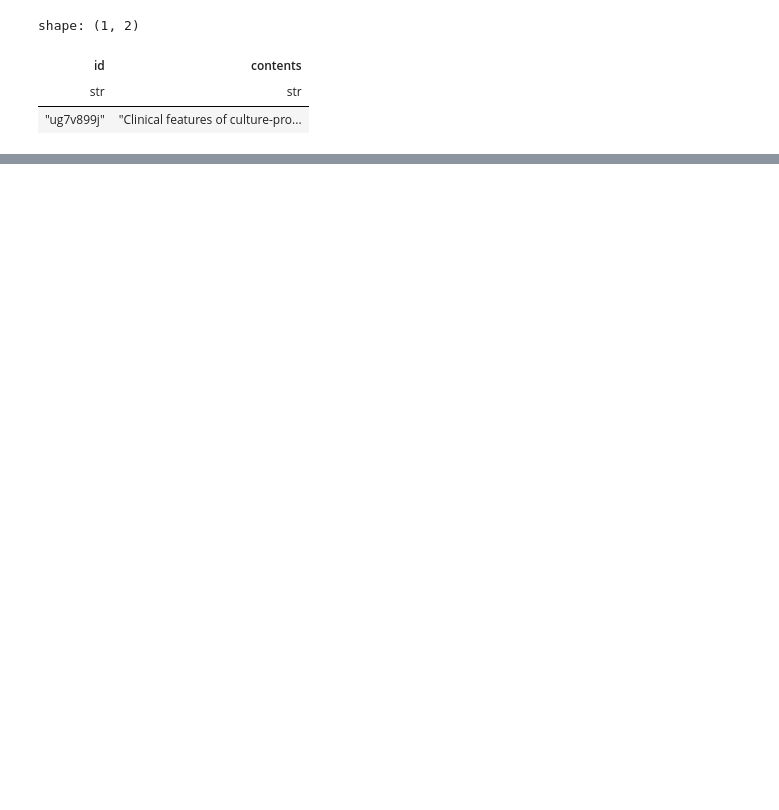
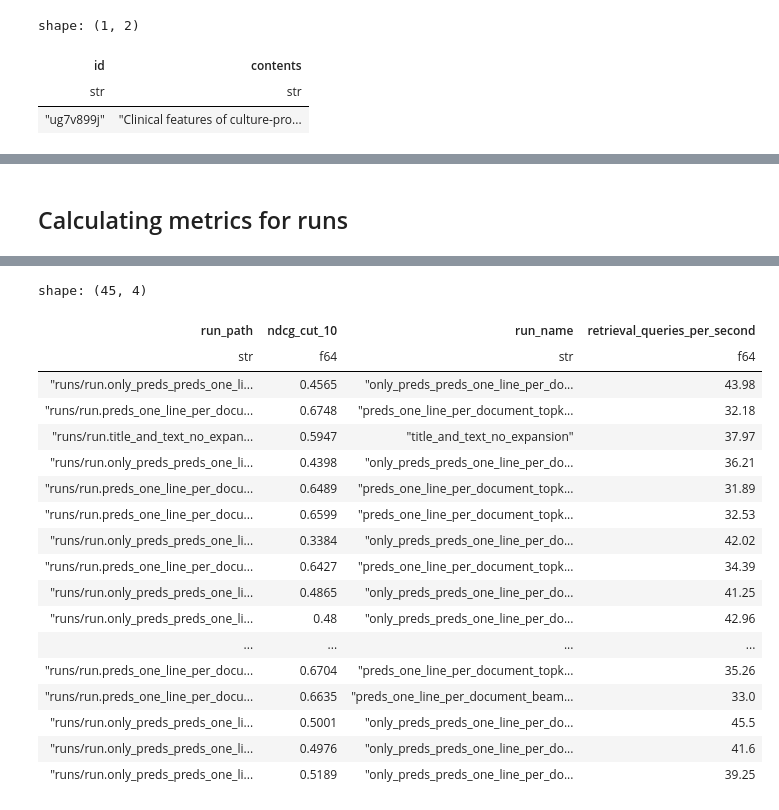
Before and after one commit to marcospiau/ia368-dd-dl4ir, a Jupyter notebook: aula05-doc2query/aula05_doc2query_indexing_eval.ipynb, the cells around one changed output, grey strips where cells are left out. Cells and saved outputs as stored; diff of their text form; code cells hidden in the pictures; blank space fills up the shorter version.

```diff
--- a/aula05-doc2query/aula05_doc2query_indexing_eval.ipynb
+++ b/aula05-doc2query/aula05_doc2query_indexing_eval.ipynb
@@ -660,0 +892,2 @@ index_build_fns = {
+# %% [markdown]
+## Calculating metrics for runs
@@ -660,0 +900,14 @@ index_build_fns = {
+# %%
+%%time
+df_results = pl.Series(map(str, Path('runs').iterdir())).to_frame('run_path')
+df_results = df_results.with_columns(pl.col('run_path').apply(eval_metrics_fn).alias('metrics'))
+df_results = (df_results
+              .unnest('metrics')
+              .with_columns(pl.col('ndcg_cut_10').apply(float)))
+df_results = df_results.with_columns(pl.col('run_path').str.extract('/run.(.*?).txt').alias('run_name'))
+df_results = df_results.join(
+    df_create_runs_stdout.select(pl.col('index_dir').alias('run_name'),
+                                 'retrieval_queries_per_second'),
+                             on='run_name', how='left')
+df_results
+# %% [output]
@@ -660,0 +916,19 @@ index_build_fns = {
+shape: (45, 4)
+| run_path | ndcg_cut_10 | run_name | retrieval_queries_per_second |
+| str | f64 | str | f64 |
+| "runs/run.only_preds_preds_one_li... | 0.4565 | "only_preds_preds_one_line_per_do... | 43.98 |
+| "runs/run.preds_one_line_per_docu... | 0.6748 | "preds_one_line_per_document_topk... | 32.18 |
+| "runs/run.title_and_text_no_expan... | 0.5947 | "title_and_text_no_expansion" | 37.97 |
+| "runs/run.only_preds_preds_one_li... | 0.4398 | "only_preds_preds_one_line_per_do... | 36.21 |
+| "runs/run.preds_one_line_per_docu... | 0.6489 | "preds_one_line_per_document_topk... | 31.89 |
+| "runs/run.preds_one_line_per_docu... | 0.6599 | "preds_one_line_per_document_topk... | 32.53 |
+| "runs/run.only_preds_preds_one_li... | 0.3384 | "only_preds_preds_one_line_per_do... | 42.02 |
+| "runs/run.preds_one_line_per_docu... | 0.6427 | "preds_one_line_per_document_topk... | 34.39 |
+| "runs/run.only_preds_preds_one_li... | 0.4865 | "only_preds_preds_one_line_per_do... | 41.25 |
+| "runs/run.only_preds_preds_one_li... | 0.48 | "only_preds_preds_one_line_per_do... | 42.96 |
+| ... | ... | ... | ... |
+| "runs/run.preds_one_line_per_docu... | 0.6704 | "preds_one_line_per_document_topk... | 35.26 |
+| "runs/run.preds_one_line_per_docu... | 0.6635 | "preds_one_line_per_document_beam... | 33.0 |
+| "runs/run.only_preds_preds_one_li... | 0.5001 | "only_preds_preds_one_line_per_do... | 45.5 |
+| "runs/run.only_preds_preds_one_li... | 0.4976 | "only_preds_preds_one_line_per_do... | 41.6 |
+| "runs/run.only_preds_preds_one_li... | 0.5189 | "only_preds_preds_one_line_per_do... | 39.25 |
```
Also changed, not shown: parts of 50 cells of this notebook.
